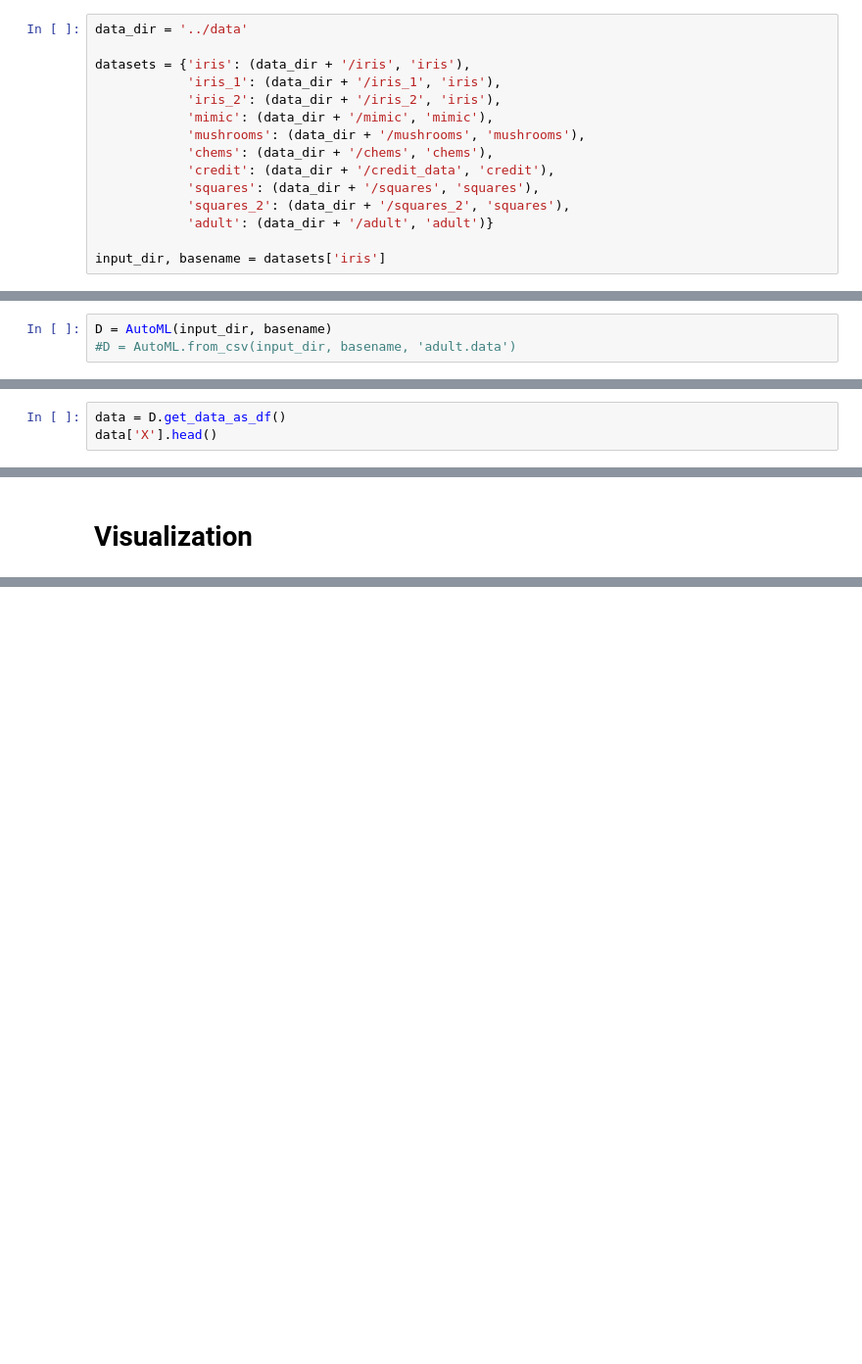
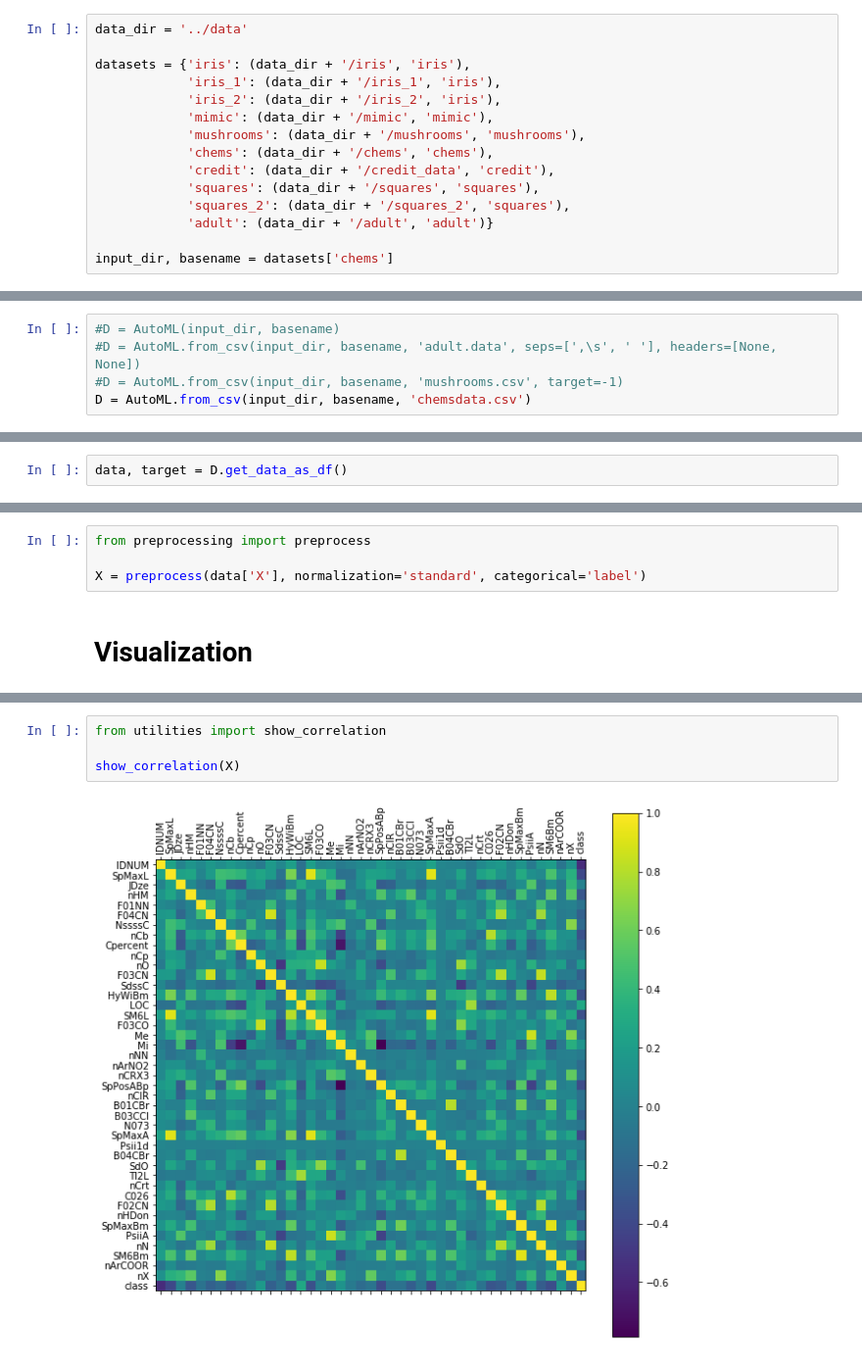
Before and after one commit to Didayolo/medi-chal, a Jupyter notebook: notebooks/ID_notebook.ipynb, the cells around one changed output, grey strips where cells are left out. Shown at 98% size. Saved outputs shown, nothing was run; the diff lists cells and outputs as text; blank space fills up the shorter version.

```diff
--- a/notebooks/ID_notebook.ipynb
+++ b/notebooks/ID_notebook.ipynb
@@ -18,7 +18,7 @@ datasets = {'iris': (data_dir + '/iris', 'iris'),
             'squares_2': (data_dir + '/squares_2', 'squares'),
             'adult': (data_dir + '/adult', 'adult')}
 
-input_dir, basename = datasets['iris']
+input_dir, basename = datasets['chems']
 # %% [markdown]
 ## Characterization
 
@@ -112,5 +115,7 @@ from auto_ml import AutoML
 # %% [markdown]
 ### Read data
 # %%
-D = AutoML(input_dir, basename)
-#D = AutoML.from_csv(input_dir, basename, 'adult.data')
+#D = AutoML(input_dir, basename)
+#D = AutoML.from_csv(input_dir, basename, 'adult.data', seps=[',\s', ' '], headers=[None, None])
+#D = AutoML.from_csv(input_dir, basename, 'mushrooms.csv', target=-1)
+D = AutoML.from_csv(input_dir, basename, 'chemsdata.csv')
@@ -136,3 +143,2 @@ Metric: Bac metric
 # %%
-data = D.get_data_as_df()
-data['X'].head()
+data, target = D.get_data_as_df()
@@ -170,2 +164,6 @@ For categorical variables:
+# %%
+from preprocessing import preprocess
+
+X = preprocess(data['X'], normalization='standard', categorical='label')
 # %% [markdown]
 # Visualization
@@ -193,0 +184,6 @@ X_test
+# %%
+from utilities import show_correlation
+
+show_correlation(X)
+# %% [output]
+[figure, added]
```
Also changed, not shown: parts of 12 cells of this notebook, 39 other files.
